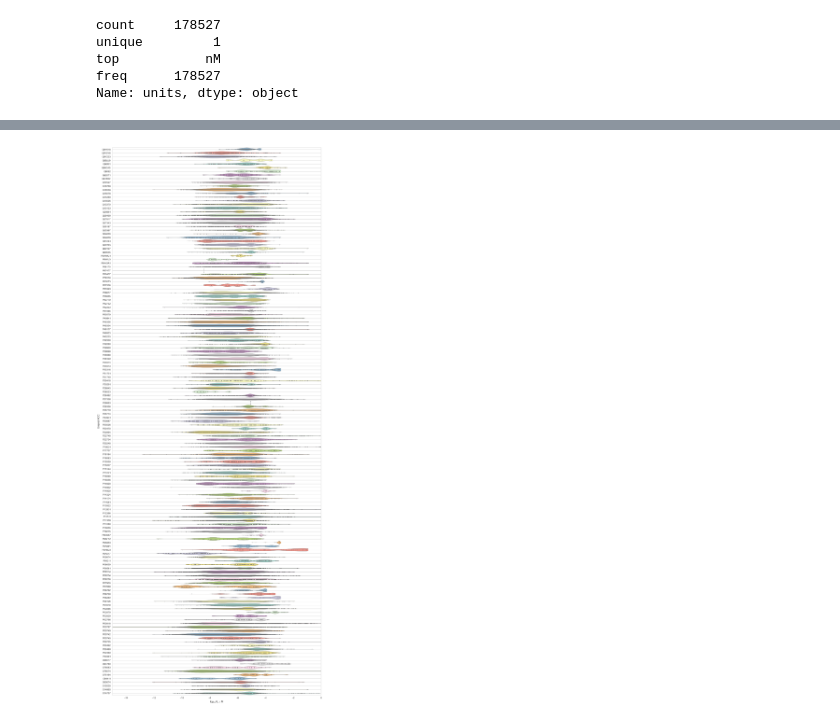
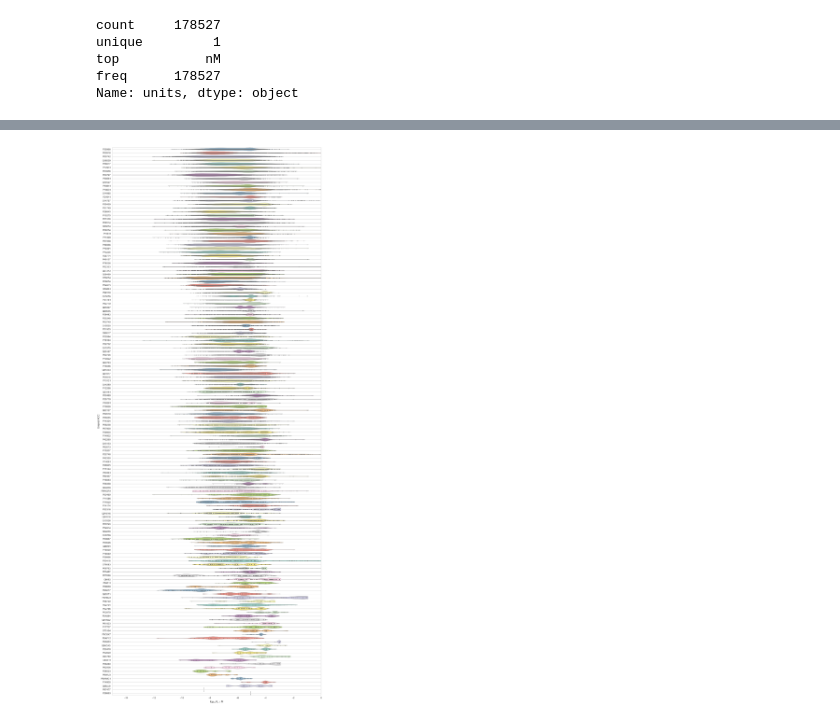
Before and after one commit to MehtapIsik/model_systems, a Jupyter notebook: prelim_figures/prelim_figures.ipynb, the cells around one changed output, grey strips where cells are left out. Drawn from its saved outputs; the diff is of its cells as text; code cells hidden in the pictures.

```diff
--- a/prelim_figures/prelim_figures.ipynb
+++ b/prelim_figures/prelim_figures.ipynb
@@ -155,24 +155,28 @@ df = pd.read_pickle(filename)
 # Convert to numeric data.
 df = df.convert_objects(convert_numeric=True)
 df_bio_list = list()
-for uniprot_id in df['Uniprot ACC']:
-    #print uniprot_id
+# Make a list of unique uniprot IDs for targets
+#uniprot_ids = [ uniprot_id for uniprot_id in df['Uniprot ACC'] ]
+uniprot_ids = list(df['Uniprot ACC'])
+# Read bioactivity data for all targets.
+for uniprot_id in uniprot_ids:
+    # Read bioactivity data
     bioactivities_filename = "../output/step10/chembl_bioact_ki_ic50_kd_summary_of_%s.pkl" % uniprot_id
     df_bio = pd.read_pickle(bioactivities_filename)
     # Convert to numeric data.
     df_bio = df_bio.convert_objects(convert_numeric=True)
-    # Convert to M
-#    df_bio['units'=='pM', 'value'] *= 1e-12
-#    df_bio['units'=='nM', 'value'] *= 1e-9
-#    df_bio['units'=='uM', 'value'] *= 1e-6
-#    df_bio['units'=='mM', 'value'] *= 1e-3
-#    # Convert to log10(Kd / M)
-#    df_bio['value'] = np.log10(df_bio['value'])
-#    # Sort by log10(Kd / M).
-#    df_bio = df_bio.sort(columns='value', ascending=True)
-    # Add column.
+    # Add protein target column.
     df_bio['Uniprot ACC'] = uniprot_id
-    # Append.
+
+    # Read ligand data.
+    ligand_filename = "../output/step10/chembl_ligands_for_%s.pkl" % uniprot_id
+    ligand_dataframe = pd.read_pickle(ligand_filename)
+    # Convert numeric fields to numeric data.
+    ligand_dataframe = ligand_dataframe.convert_objects(convert_numeric=True)
+    # Extract SMILES strings.
+
+
+    # Append to list.
     df_bio_list.append(df_bio)
 
 # Concatenate.
@@ -226,11 +221,23 @@ df.head()
+# %%
+# Sort plot in desired way
+uniprot_ids = df['Uniprot ACC'].unique()
+quantities = np.zeros([len(uniprot_ids)], np.float64) # stddevs[i] is the stddev of the ith uniprot_id
+for (index, uniprot_id) in enumerate(uniprot_ids):
+    nsamples = len(df.ix[df['Uniprot ACC']==uniprot_id, 'value'])
+    mean = df.ix[df['Uniprot ACC']==uniprot_id, 'value'].mean()
+    stddev = df.ix[df['Uniprot ACC']==uniprot_id, 'value'].std()
+    quantities[index] = nsamples
+
+indices = quantities.argsort()
+sorted_uniprot_ids = [ uniprot_ids[index] for index in indices ]
 # %%
 sns.set(style="whitegrid")
 f, ax = plt.subplots(figsize=(16, 42))
 
 #sns.violinplot(df['value'], groupby=df['Uniprot ACC'], color="Set3", bw=.2, cut=.6, lw=.5, inner="points", inner_kws={"ms": 6})
-sns.violinplot(df['value'], groupby=df['Uniprot ACC'], color="Set3", bw=.2, cut=.6, lw=.5, inner="points", inner_kws={"ms": 6}, vert=False)
+sns.violinplot(df['value'], groupby=df['Uniprot ACC'], order=sorted_uniprot_ids, color="Set3", bw=.2, cut=.6, lw=.5, inner="points", inner_kws={"ms": 6}, vert=False)
 xlabel('log$_{10}$ K$_d$ / M');
 a = axis();
 axis([-15,0,a[2],a[3]]);
 # %% [output]
-[figure, old version]
+[figure, new version]
```
Also changed, not shown: parts of 3 cells of this notebook, 1 other file.
